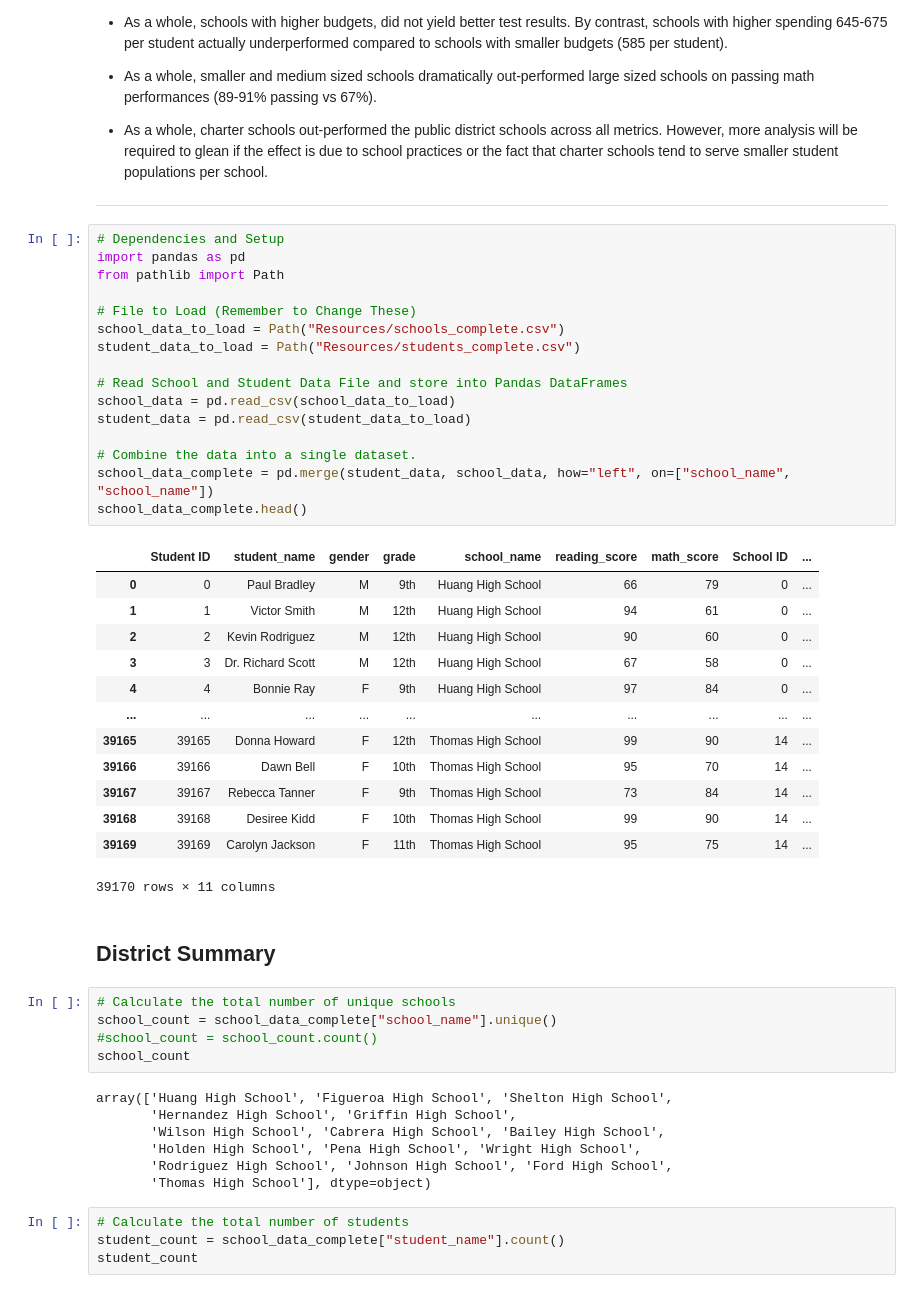
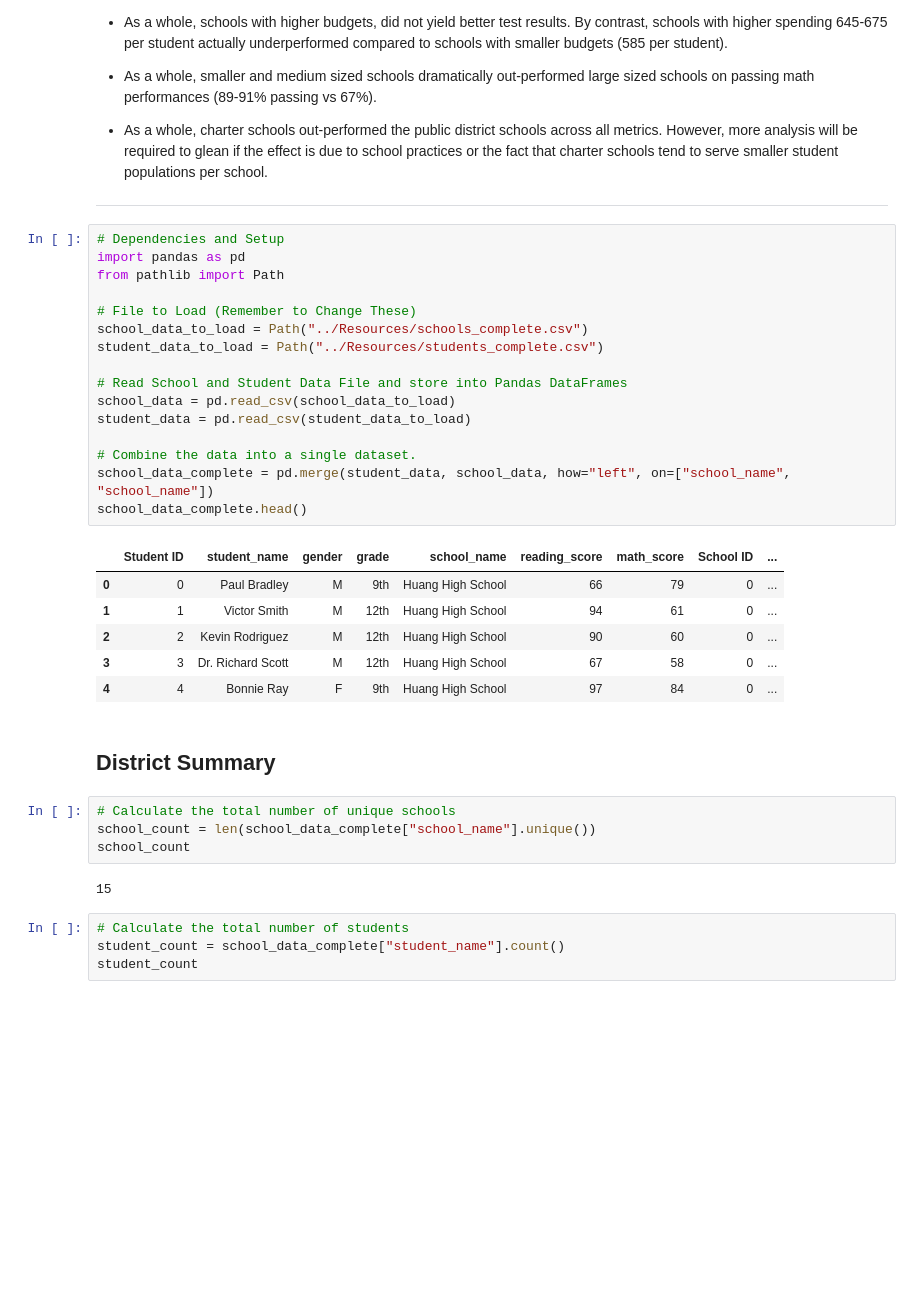
Before and after one commit to csamaro/pandas-challenge, a Jupyter notebook: PyCitySchools/PyCitySchools_starter.ipynb, the cells around one changed output. Drawn from its saved outputs; the diff is of its cells as text; blank space fills up the shorter version.

```diff
--- a/PyCitySchools/PyCitySchools_starter.ipynb
+++ b/PyCitySchools/PyCitySchools_starter.ipynb
@@ -10,47 +10,34 @@
 # %%
 # Dependencies and Setup
 import pandas as pd
 from pathlib import Path
 
 # File to Load (Remember to Change These)
-school_data_to_load = Path("Resources/schools_complete.csv")
-student_data_to_load = Path("Resources/students_complete.csv")
+school_data_to_load = Path("../Resources/schools_complete.csv")
+student_data_to_load = Path("../Resources/students_complete.csv")
 
 # Read School and Student Data File and store into Pandas DataFrames
 school_data = pd.read_csv(school_data_to_load)
 student_data = pd.read_csv(student_data_to_load)
 
 # Combine the data into a single dataset.
 school_data_complete = pd.merge(student_data, school_data, how="left", on=["school_name", "school_name"])
 school_data_complete.head()
 # %% [output]
 |  | Student ID | student_name | gender | grade | school_name | reading_score | math_score | School ID | ... |
 | 0 | 0 | Paul Bradley | M | 9th | Huang High School | 66 | 79 | 0 | ... |
 | 1 | 1 | Victor Smith | M | 12th | Huang High School | 94 | 61 | 0 | ... |
 | 2 | 2 | Kevin Rodriguez | M | 12th | Huang High School | 90 | 60 | 0 | ... |
 | 3 | 3 | Dr. Richard Scott | M | 12th | Huang High School | 67 | 58 | 0 | ... |
 | 4 | 4 | Bonnie Ray | F | 9th | Huang High School | 97 | 84 | 0 | ... |
-| ... | ... | ... | ... | ... | ... | ... | ... | ... | ... |
-| 39165 | 39165 | Donna Howard | F | 12th | Thomas High School | 99 | 90 | 14 | ... |
-| 39166 | 39166 | Dawn Bell | F | 10th | Thomas High School | 95 | 70 | 14 | ... |
-| 39167 | 39167 | Rebecca Tanner | F | 9th | Thomas High School | 73 | 84 | 14 | ... |
-| 39168 | 39168 | Desiree Kidd | F | 10th | Thomas High School | 99 | 90 | 14 | ... |
-| 39169 | 39169 | Carolyn Jackson | F | 11th | Thomas High School | 95 | 75 | 14 | ... |
-39170 rows × 11 columns
 # %% [markdown]
 ## District Summary
 # %%
 # Calculate the total number of unique schools
-school_count = school_data_complete["school_name"].unique()
-#school_count = school_count.count()
+school_count = len(school_data_complete["school_name"].unique())
 school_count
 # %% [output]
-array(['Huang High School', 'Figueroa High School', 'Shelton High School',
-       'Hernandez High School', 'Griffin High School',
-       'Wilson High School', 'Cabrera High School', 'Bailey High School',
-       'Holden High School', 'Pena High School', 'Wright High School',
-       'Rodriguez High School', 'Johnson High School', 'Ford High School',
-       'Thomas High School'], dtype=object)
+15
 # %%
 # Calculate the total number of students
 student_count = school_data_complete["student_name"].count()
```
Also changed, not shown: parts of 29 cells of this notebook.
